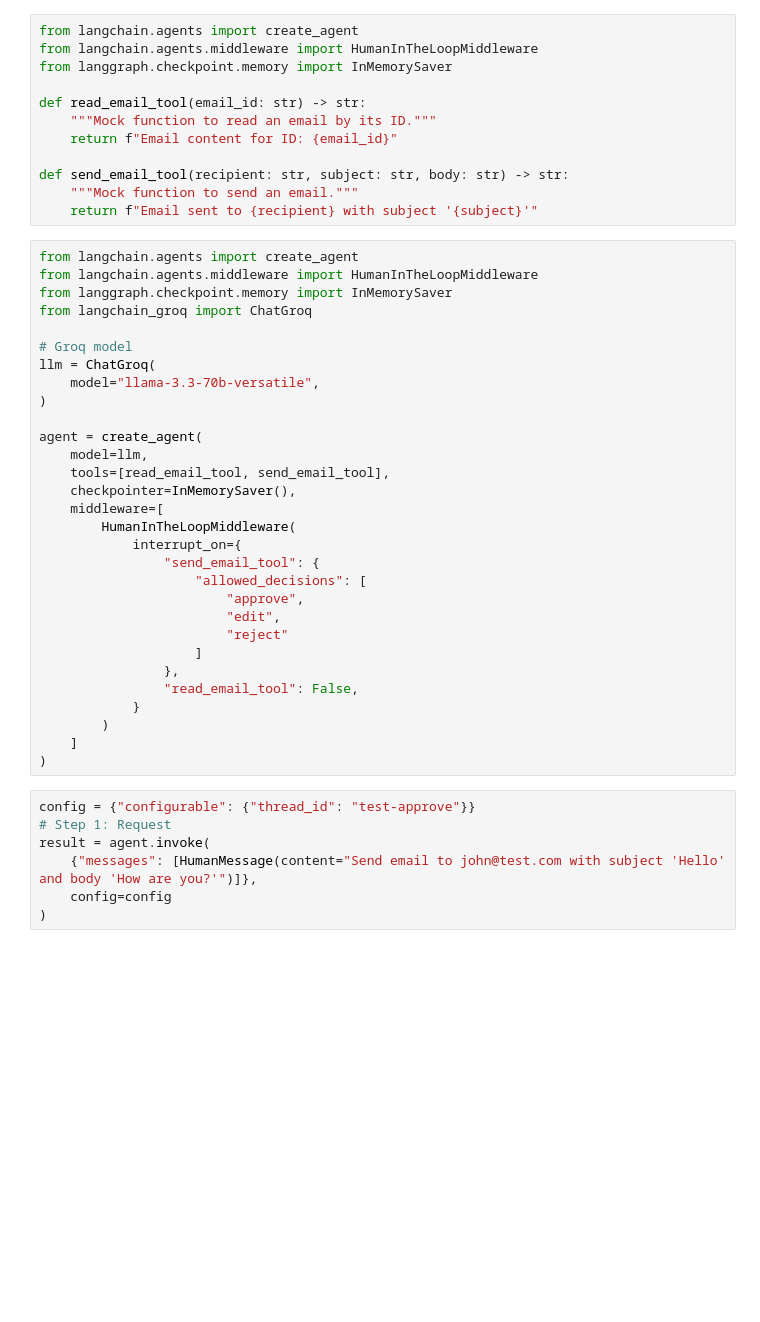
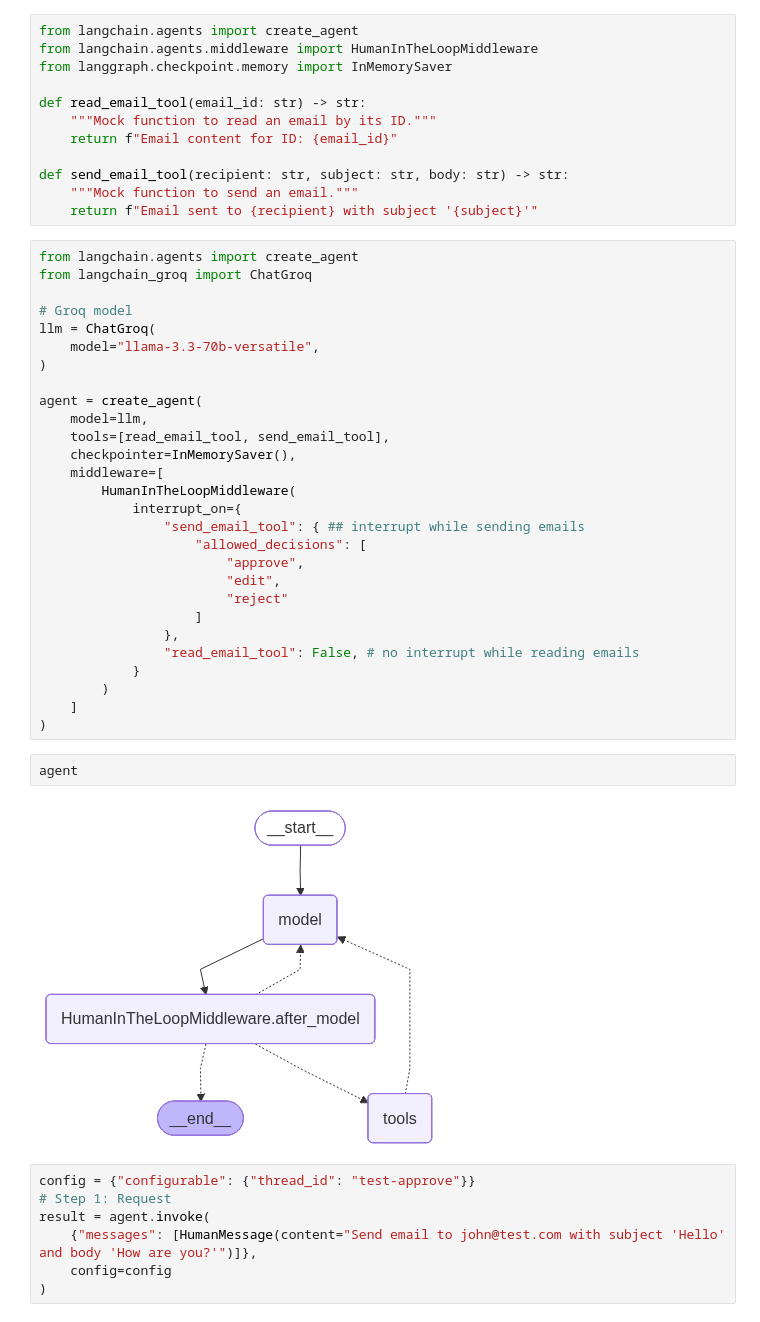
Before and after one commit to Kapil987/b150-genaiops, a Jupyter notebook: 18_Langchain/07_Middleware.ipynb, the cells around one changed output. Drawn from its saved outputs; the diff is of its cells as text; blank space fills up the shorter version.

Commit message:
updated middleware

```diff
--- a/18_Langchain/07_Middleware.ipynb
+++ b/18_Langchain/07_Middleware.ipynb
@@ -313,8 +247,6 @@ def send_email_tool(recipient: str, subject: str, body: str) -> str:
     return f"Email sent to {recipient} with subject '{subject}'"
 # %%
 from langchain.agents import create_agent
-from langchain.agents.middleware import HumanInTheLoopMiddleware
-from langgraph.checkpoint.memory import InMemorySaver
 from langchain_groq import ChatGroq
 
 # Groq model
@@ -329,18 +261,22 @@ agent = create_agent(
     middleware=[
         HumanInTheLoopMiddleware(
             interrupt_on={
-                "send_email_tool": {
+                "send_email_tool": { ## interrupt while sending emails
                     "allowed_decisions": [
                         "approve",
                         "edit",
                         "reject"
                     ]
                 },
-                "read_email_tool": False,
+                "read_email_tool": False, # no interrupt while reading emails
             }
         )
     ]
 )
+# %%
+agent
+# %% [output]
+[figure, added]
 # %%
 config = {"configurable": {"thread_id": "test-approve"}}
 # Step 1: Request
```
Also changed, not shown: parts of 10 cells of this notebook, 6 other files.
